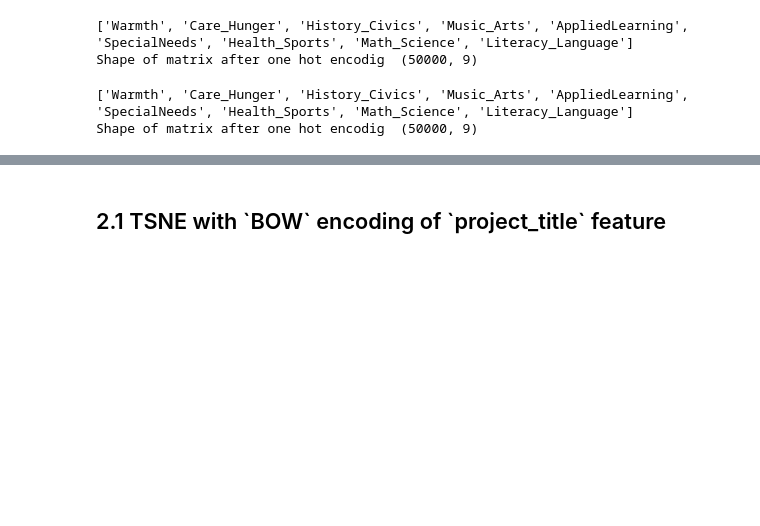
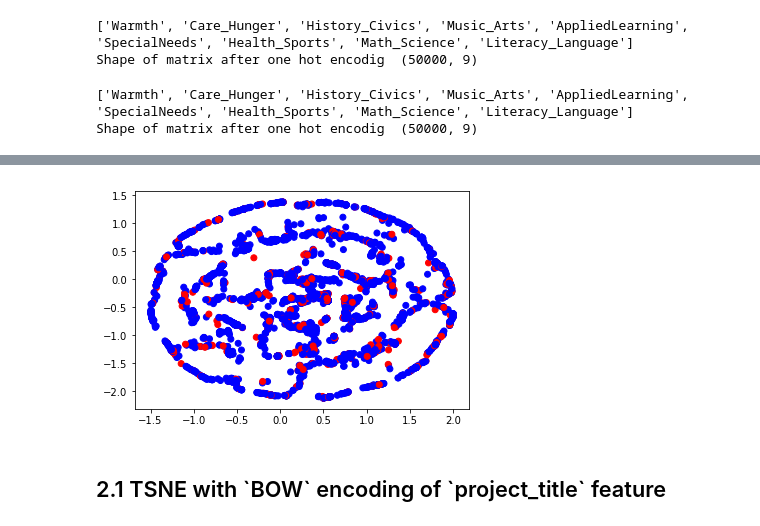
Before and after one commit to VipinJain1/VIP-Machine-Learning-Exercises-and-Practices, a Jupyter notebook: Projects_Auto_Approval_tSNE.ipynb, the cells around one changed output, grey strips where cells are left out. Cells and saved outputs as stored; diff of their text form; code cells hidden in the pictures; blank space fills up the shorter version.

Commit message:
updated graphs

```diff
--- a/Projects_Auto_Approval_tSNE.ipynb
+++ b/Projects_Auto_Approval_tSNE.ipynb
@@ -1330,31 +1330,34 @@ plt.show()
 # %%
 import numpy as np
 from sklearn.manifold import TSNE
 from sklearn import datasets
 import pandas as pd
 import matplotlib.pyplot as plt
 # please check why do plot on the screen.
-x = school_state_one_hot
+x = school_state_one_hot[0:5000]
+
 
 print (x)
 
 #y = price_standardized
 #y = text_bow
-y = project_data['project_is_approved']
+y = (project_data['project_is_approved'])[0:5000]
 
 #print ("*50")
 #print (y)
 
 tsne = TSNE(n_components=2, perplexity=30, learning_rate=200)
 
 X_embedding = tsne.fit_transform(x.toarray())
 # if x is a sparse matrix you need to pass it as X_embedding = tsne.fit_transform(x.toarray()) , .toarray() will convert the sparse matrix into dense matrix
 
 for_tsne = np.hstack((X_embedding,  y.to_numpy().reshape(-1,1)))
 for_tsne_df = pd.DataFrame(data=for_tsne, columns=['Dimension_x','Dimension_y','Score'])
 colors = {0:'red', 1:'blue', 2:'green'}
 plt.scatter(for_tsne_df['Dimension_x'], for_tsne_df['Dimension_y'], c=for_tsne_df['Score'].apply(lambda x: colors[x]))
 plt.show()
+# %% [output]
+[figure, added]
 # %% [markdown]
 <h2> 2.1 TSNE with `BOW` encoding of `project_title` feature </h2>
 # %%
```
Also changed, not shown: parts of 5 cells of this notebook.
